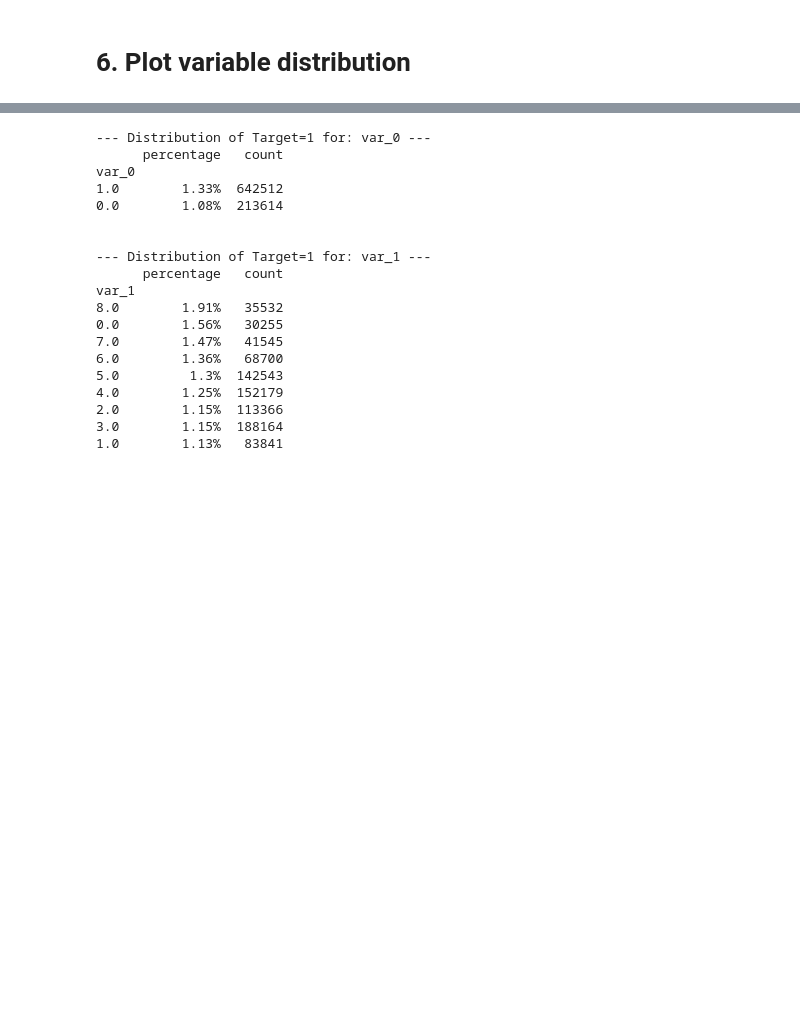
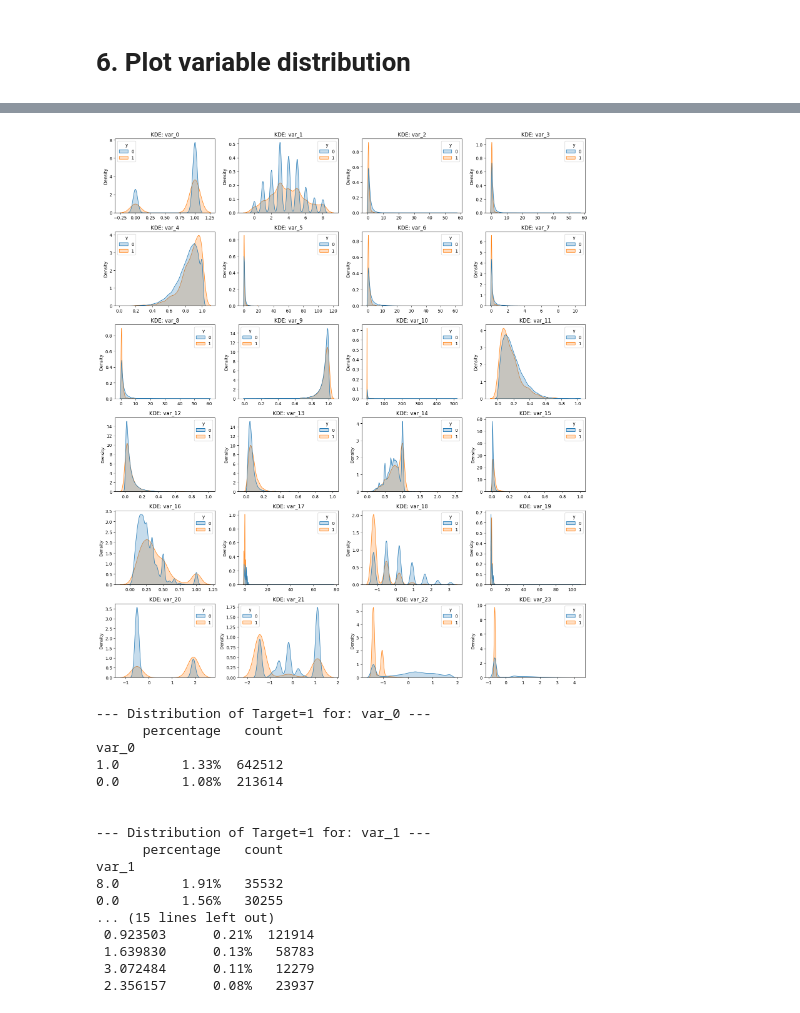
Before and after one commit to MiaHenstridge/temporal-heterophily-aware-graph-neural-network-for-fraud-detection, a Jupyter notebook: src/01_eda.ipynb, the cells around one changed output, grey strips where cells are left out. Saved outputs shown, nothing was run; the diff lists cells and outputs as text; code cells hidden in the pictures; blank space fills up the shorter version.

```diff
--- a/src/01_eda.ipynb
+++ b/src/01_eda.ipynb
@@ -20,7 +20,11 @@ data = np.load(os.path.join(DA.paths.output_data_ml, 'dgraphfin_processed.npz'))
 # %%
 X_train = pd.DataFrame(data['x_train'])
 y_train = pd.DataFrame(data['y_train'])
-
 X_train.columns = [f'var_{col}' for col in X_train.columns]
 y_train.columns = ['y']
+
+X_test = pd.DataFrame(data['x_test'])
+y_test = pd.DataFrame(data['y_test'])
+X_test.columns = [f'var_{col}' for col in X_test.columns]
+y_test.columns = ['y']
 # %%
@@ -148,0 +145,5 @@ plt.tight_layout()
+# %%
+df_test = pd.concat([X_test, y_test], axis=1)
+df_test = df_test.replace(-1, np.nan)
+
+df_test.head()
@@ -149,11 +158,36 @@ plt.tight_layout()
+# %%
+# Identify feature columns (excluding the target)
+n_features = len(X_test.columns)
+
+# Define grid dimensions (e.g., 4 columns wide)
+cols = 4
+rows = math.ceil(n_features / cols)
+
+fig, axes = plt.subplots(rows, cols, figsize=(16, rows * 3))
+axes = axes.flatten()
+
+for i, col in enumerate(X_train.columns):
+    # Plot KDE for each feature, split by target class
+    sns.kdeplot(data=df_test[[col, 'y']].dropna(), x=col, hue='y', ax=axes[i], fill=True, common_norm=False)
+    axes[i].set_title(f'KDE: {col}')
+    axes[i].set_xlabel('')
+    axes[i].set_ylabel('Density')
+
+# Hide any empty subplots in the grid
+for j in range(i + 1, len(axes)):
+    axes[j].axis('off')
+
+plt.tight_layout()
+# %% [output]
+[figure, added]
 # %%
-for col in CAT_VARS:
-    print(f"--- Distribution of Target=1 for: {col} ---")
-    # Calculate the mean (proportion of 1s) and the count for context
-    dist = df_train.groupby(col)['y'].agg(['mean', 'count']).sort_values(by='mean', ascending=False)
-    dist['percentage'] = (dist['mean'] * 100).round(2).astype(str) + '%'
-    print(dist[['percentage', 'count']])
-    print("\n")
+# for col in CAT_VARS:
+#     print(f"--- Distribution of Target=1 for: {col} ---")
+#     # Calculate the mean (proportion of 1s) and the count for context
+#     dist = df_train.groupby(col)['y'].agg(['mean', 'count']).sort_values(by='mean', ascending=False)
+#     dist['percentage'] = (dist['mean'] * 100).round(2).astype(str) + '%'
+#     print(dist[['percentage', 'count']])
+#     print("\n")
 # %% [output]
 --- Distribution of Target=1 for: var_0 ---
       percentage   count
@@ -167,10 +201,8 @@ var_0
 var_1
 8.0        1.91%   35532
 0.0        1.56%   30255
-7.0        1.47%   41545
-6.0        1.36%   68700
-5.0         1.3%  142543
-4.0        1.25%  152179
-2.0        1.15%  113366
-3.0        1.15%  188164
-1.0        1.13%   83841
+... (15 lines left out)
+ 0.923503      0.21%  121914
+ 1.639830      0.13%   58783
+ 3.072484      0.11%   12279
+ 2.356157      0.08%   23937
```
Also changed, not shown: parts of 7 cells of this notebook, 6 other files.
